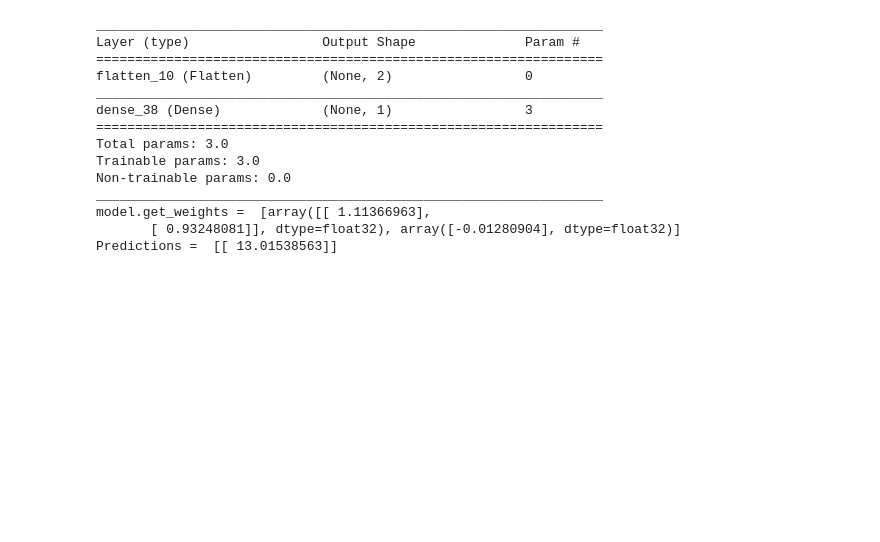
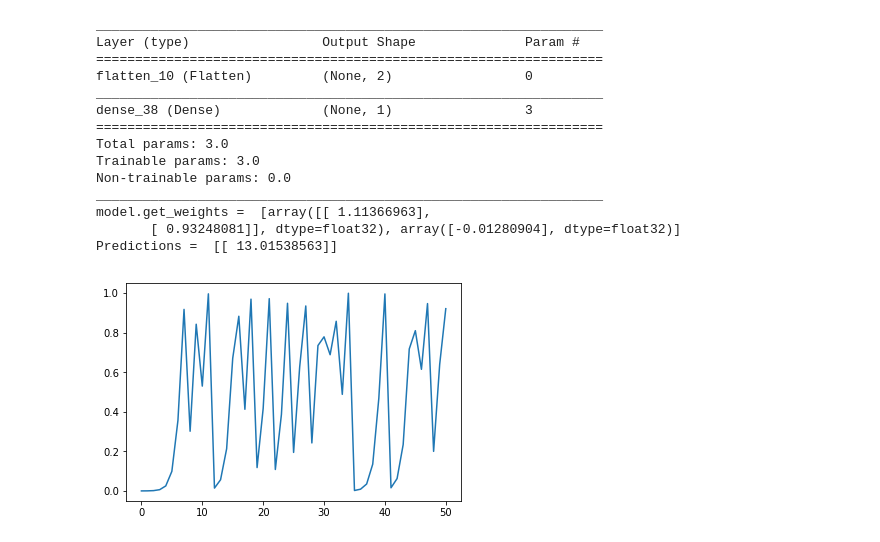
Before and after one commit to td2014/rnn_experiments, a Jupyter notebook: simpleRNN.ipynb, the cells around one changed output. Cells and saved outputs as stored; diff of their text form; code cells hidden in the pictures; blank space fills up the shorter version.

```diff
--- a/simpleRNN.ipynb
+++ b/simpleRNN.ipynb
@@ -164,3 +164,37 @@ _________________________________________________________________
 model.get_weights =  [array([[ 1.11366963],
        [ 0.93248081]], dtype=float32), array([-0.01280904], dtype=float32)]
 Predictions =  [[ 13.01538563]]
+# %%
+# Logistic recursion
+import matplotlib.pyplot as py
+#
+# define recursion
+#
+def logrec(val, w):
+    return w*val-w*val*val
+#
+# set up call
+#
+
+alpha = 0.0001
+w = 4
+#
+# Generate sequence
+#
+storeSeq = []
+storeSeq.append(alpha)
+val = alpha
+for i in range(50):
+    val = logrec(val,w)
+    storeSeq.append(val)
+
+#
+# Plot
+#
+plt.plot(storeSeq)
+plt.show()
+#
+#
+#
+# %% [output]
+[figure, added]
```
Also changed, not shown: parts of 1 cell of this notebook.
